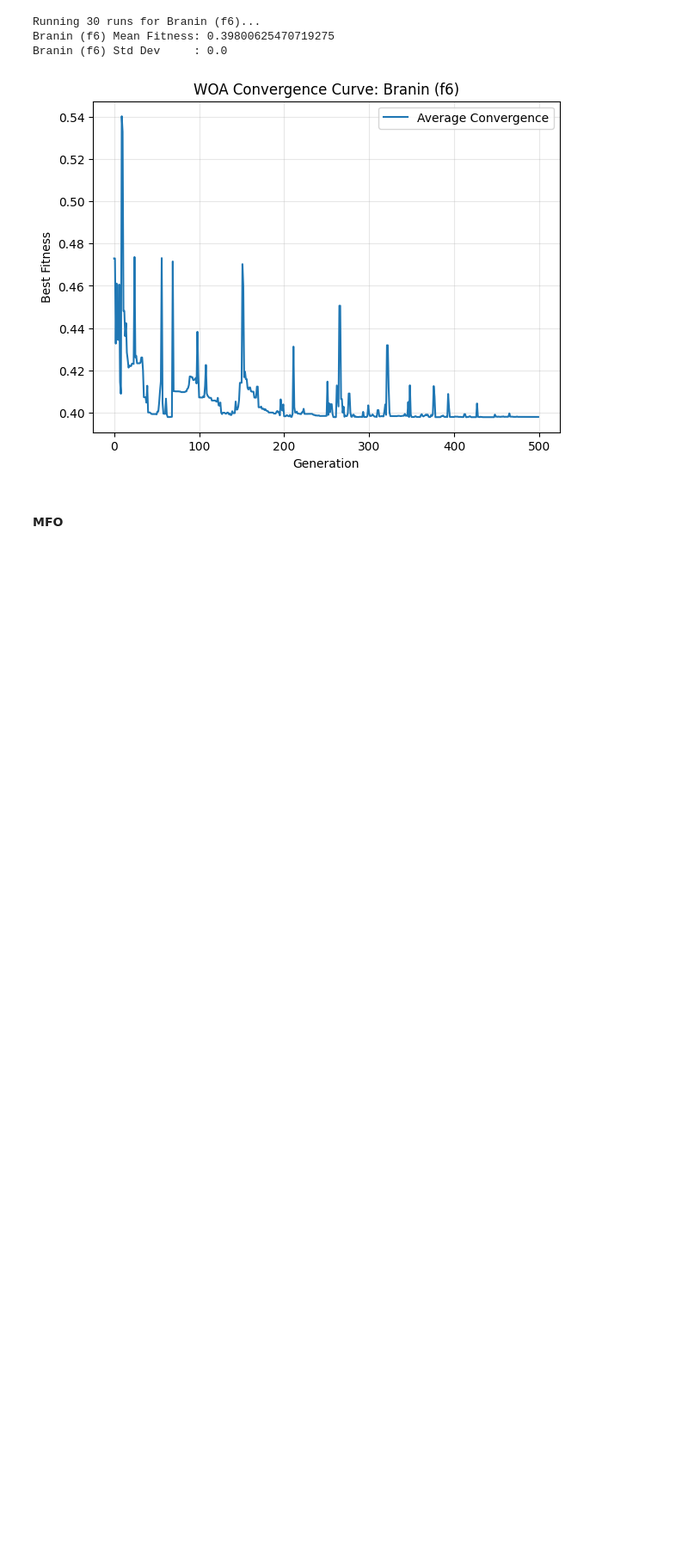
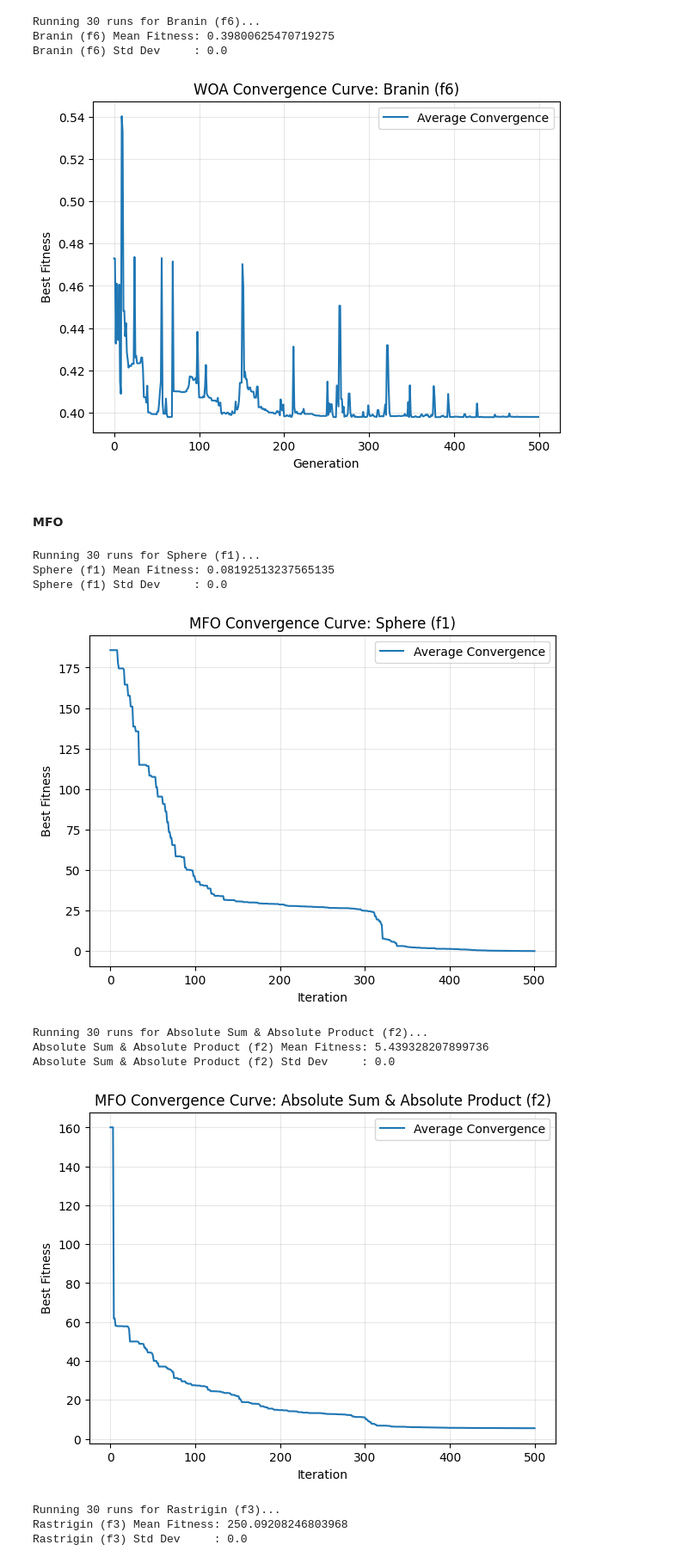
Before and after one commit to Antsave/JMSA, a Jupyter notebook: benchmark_comparisons.ipynb, the cells around one changed output. Shown: that part at 86% size. Drawn from its saved outputs; the diff is of its cells as text; code cells hidden in the pictures; blank space fills up the shorter version.

```diff
--- a/benchmark_comparisons.ipynb
+++ b/benchmark_comparisons.ipynb
@@ -311,0 +349,57 @@ Branin (f6) Std Dev     : 0.0
+# %%
+def evaluate_and_plot(name, func, dim, bounds, run_multiples):
+    ''' Returns mean and standard deviation of best values across 30 runs of MFO
+
+        Parameters:
+            name: name of objective function
+            func: objective_function
+            dim: dimensionality
+            bounds: lower and upper bounds
+            run_multiples: run multiple functions for each algorithm
+
+        Returns:
+            mean_val: mean value of values
+            std_val: standard deviation of values
+            convergence plots, one for each objective function'''
+
+    # processing
+    print(f"\nRunning 30 runs for {name}...")
+
+    # apply run_multiple MFO function
+    mean_val, std_val, runs_vals, avg_hist, std_hist = run_multiples(
+        func, dim, bounds, runs=30
+    )
+
+    # printing mean fitness and standard deviation fitness
+    print(f"{name} Mean Fitness: {mean_val}")
+    print(f"{name} Std Dev     : {std_val}")
+
+    # plot convergence
+    plt.figure(figsize=(7,5))
+    plt.plot(avg_hist, label="Average Convergence")
+    plt.title(f"MFO Convergence Curve: {name}")
+    plt.xlabel("Iteration")
+    plt.ylabel("Best Fitness")
+    plt.legend()
+    plt.grid(alpha=0.3)
+    plt.show()
+# %%
+evaluate_and_plot("Sphere (f1)", sphere, 30, sphere_bounds,run_multiple_MFO)
+evaluate_and_plot("Absolute Sum & Absolute Product (f2)", asap, 30, asap_bounds,run_multiple_MFO)
+evaluate_and_plot("Rastrigin (f3)", rastrigin, 30, rastrigin_bounds,run_multiple_MFO)
+evaluate_and_plot("Griewank (f4)", griewank, 30, griewank_bounds,run_multiple_MFO)
+
+evaluate_and_plot("Six-Hump Camel (f5)", shc, 2, shc_bounds,run_multiple_MFO)
+evaluate_and_plot("Branin (f6)", branin, 2, branin_bounds,run_multiple_MFO)
+# %% [output]
+Running 30 runs for Sphere (f1)...
+Sphere (f1) Mean Fitness: 0.08192513237565135
+Sphere (f1) Std Dev     : 0.0
+[figure, added]
+Running 30 runs for Absolute Sum & Absolute Product (f2)...
+Absolute Sum & Absolute Product (f2) Mean Fitness: 5.439328207899736
+Absolute Sum & Absolute Product (f2) Std Dev     : 0.0
+[figure, added]
+Running 30 runs for Rastrigin (f3)...
+Rastrigin (f3) Mean Fitness: 250.09208246803968
+Rastrigin (f3) Std Dev     : 0.0
```
Also changed, not shown: parts of 6 cells of this notebook.
